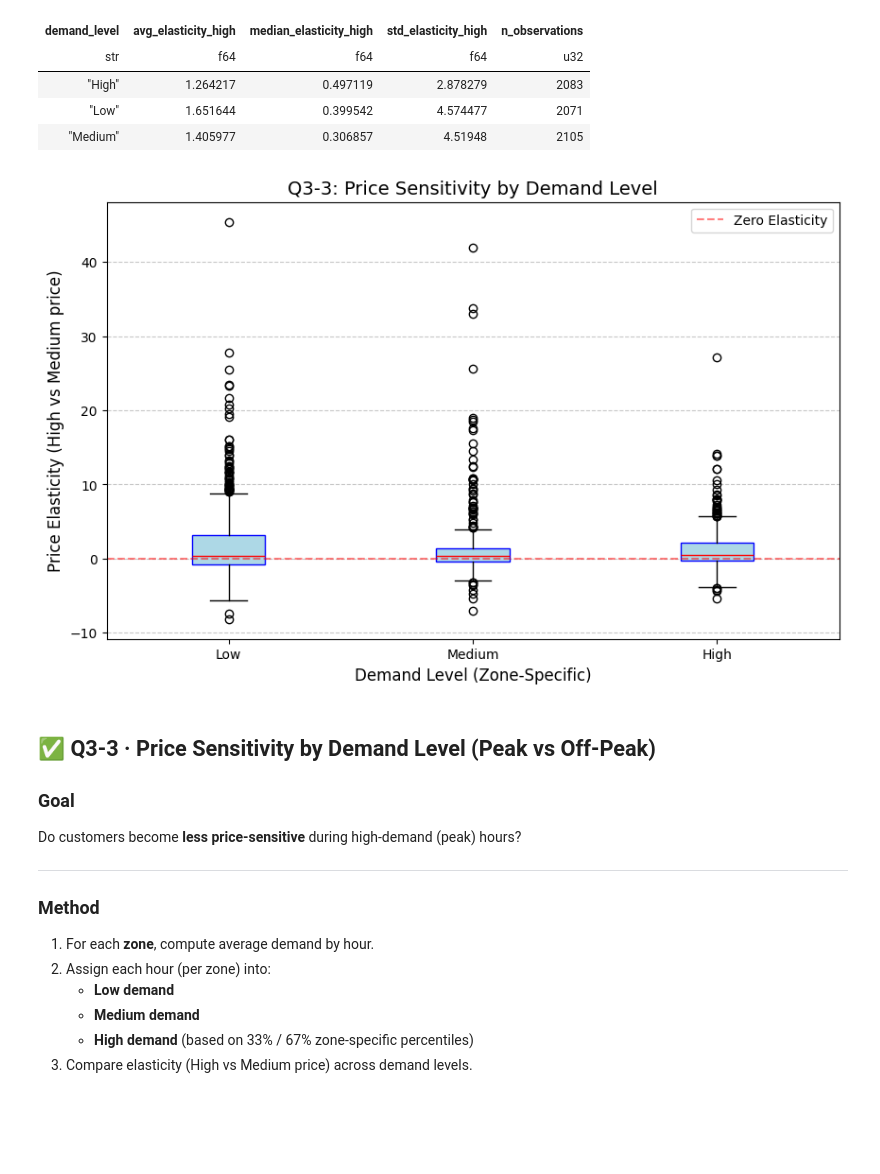
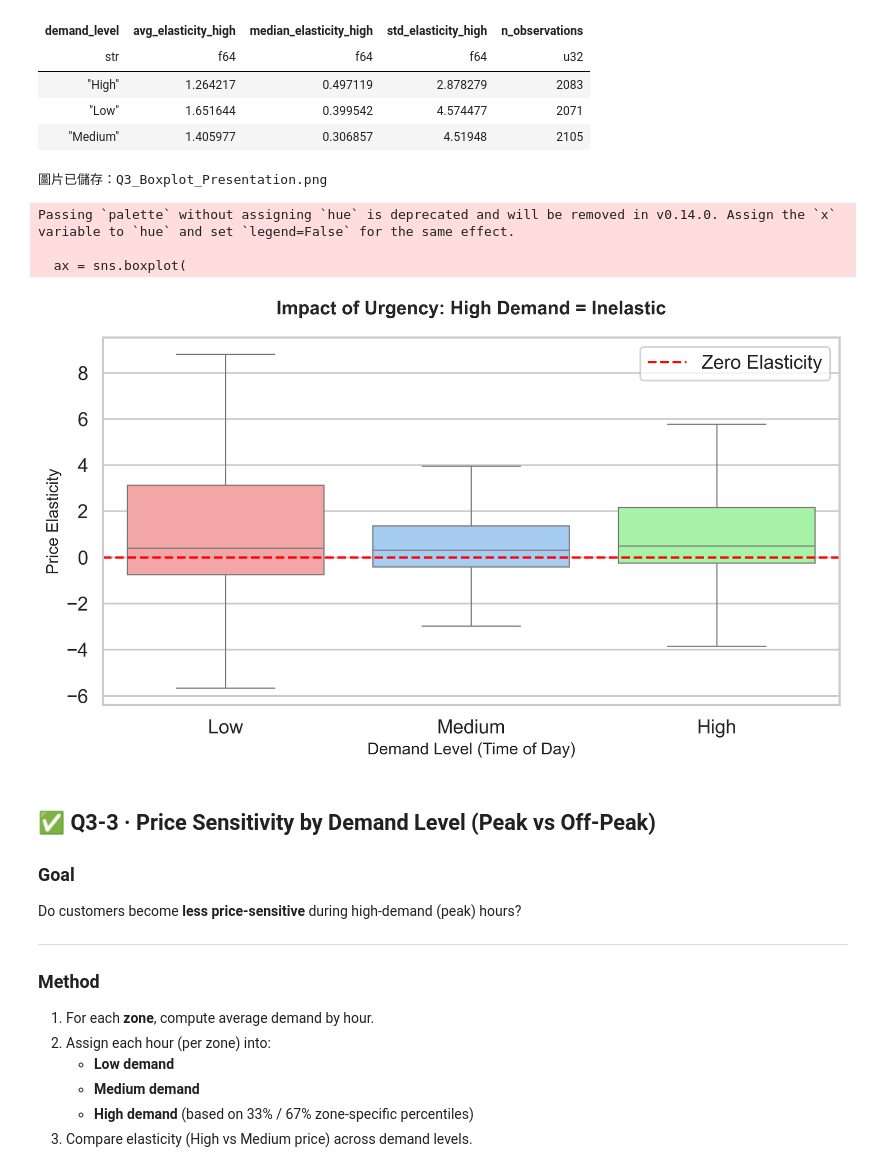
Before and after one commit to Jeremy891102/NYC-Taxi-Pricing-Demand-Analysis, a Jupyter notebook: src/Price_Elasticity.ipynb, the cells around one changed output. Saved outputs shown, nothing was run; the diff lists cells and outputs as text; code cells hidden in the pictures; blank space fills up the shorter version.

Commit message:
move the price elasticity.ipynb under src

```diff
--- a/src/module3_price_sen/module3.ipynb
+++ b/src/Price_Elasticity.ipynb
@@ -759,34 +759,47 @@ shape: (3, 5)
 | "High" | 1.264217 | 0.497119 | 2.878279 | 2083 |
 | "Low" | 1.651644 | 0.399542 | 4.574477 | 2071 |
 | "Medium" | 1.405977 | 0.306857 | 4.51948 | 2105 |
-# %%
-
-data_for_box = [
-    elasticity_demand
-        .filter(pl.col("demand_level") == lvl)
-        .select(pl.col("elasticity_high").drop_nulls())
-        .to_series()
-        .to_list()
-    for lvl in ["Low", "Medium", "High"]
-]
-
-fig, ax = plt.subplots(figsize=(10, 6))
-
-
-ax.boxplot(data_for_box, tick_labels=["Low", "Medium", "High"], patch_artist=True,
-           boxprops=dict(facecolor="lightblue", color="blue"),
-           medianprops=dict(color="red"))
-
-ax.axhline(0, color='red', linestyle='--', alpha=0.5, label="Zero Elasticity")
-ax.set_xlabel("Demand Level (Zone-Specific)", fontsize=12)
-ax.set_ylabel("Price Elasticity (High vs Medium price)", fontsize=12)
-ax.set_title("Q3-3: Price Sensitivity by Demand Level", fontsize=14)
-ax.legend()
-ax.grid(axis='y', linestyle='--', alpha=0.7)
-
-plt.show()
-# %% [output]
-[figure, removed]
+# %%
+import matplotlib.pyplot as plt
+import seaborn as sns
+
+sns.set_context("talk")
+sns.set_style("whitegrid")
+
+# 準備數據 (確保沒有 Null)
+plot_data = elasticity_demand.select(["demand_level", "elasticity_high"]).drop_nulls().to_pandas()
+order = ["Low", "Medium", "High"]
+
+
+plt.figure(figsize=(10, 6), dpi=300)
+
+
+ax = sns.boxplot(
+    data=plot_data,
+    x="demand_level",
+    y="elasticity_high",
+    order=order,
+    showfliers=False,
+    palette=["#ff9999", "#99ccff", "#99ff99"]
+)
+
+plt.axhline(0, color='red', linestyle='--', linewidth=2, label="Zero Elasticity")
+
+
+plt.title("Impact of Urgency: High Demand = Inelastic", fontsize=16, fontweight='bold', pad=20)
+plt.xlabel("Demand Level (Time of Day)", fontsize=14)
+plt.ylabel("Price Elasticity", fontsize=14)
+plt.legend(frameon=True)
+
+plt.tight_layout()
+plt.savefig("Q3_Boxplot_Presentation.png", transparent=True)
+print("圖片已儲存：Q3_Boxplot_Presentation.png")
+# %% [output]
+圖片已儲存：Q3_Boxplot_Presentation.png
+Passing `palette` without assigning `hue` is deprecated and will be removed in v0.14.0. Assign the `x` variable to `hue` and set `legend=False` for the same effect.
+
+  ax = sns.boxplot(
+[figure, added]
 # %% [markdown]
 ## ✅ Q3-3 · Price Sensitivity by Demand Level (Peak vs Off-Peak)
 
```
Also changed, not shown: parts of 11 cells of this notebook, 5 other files.
